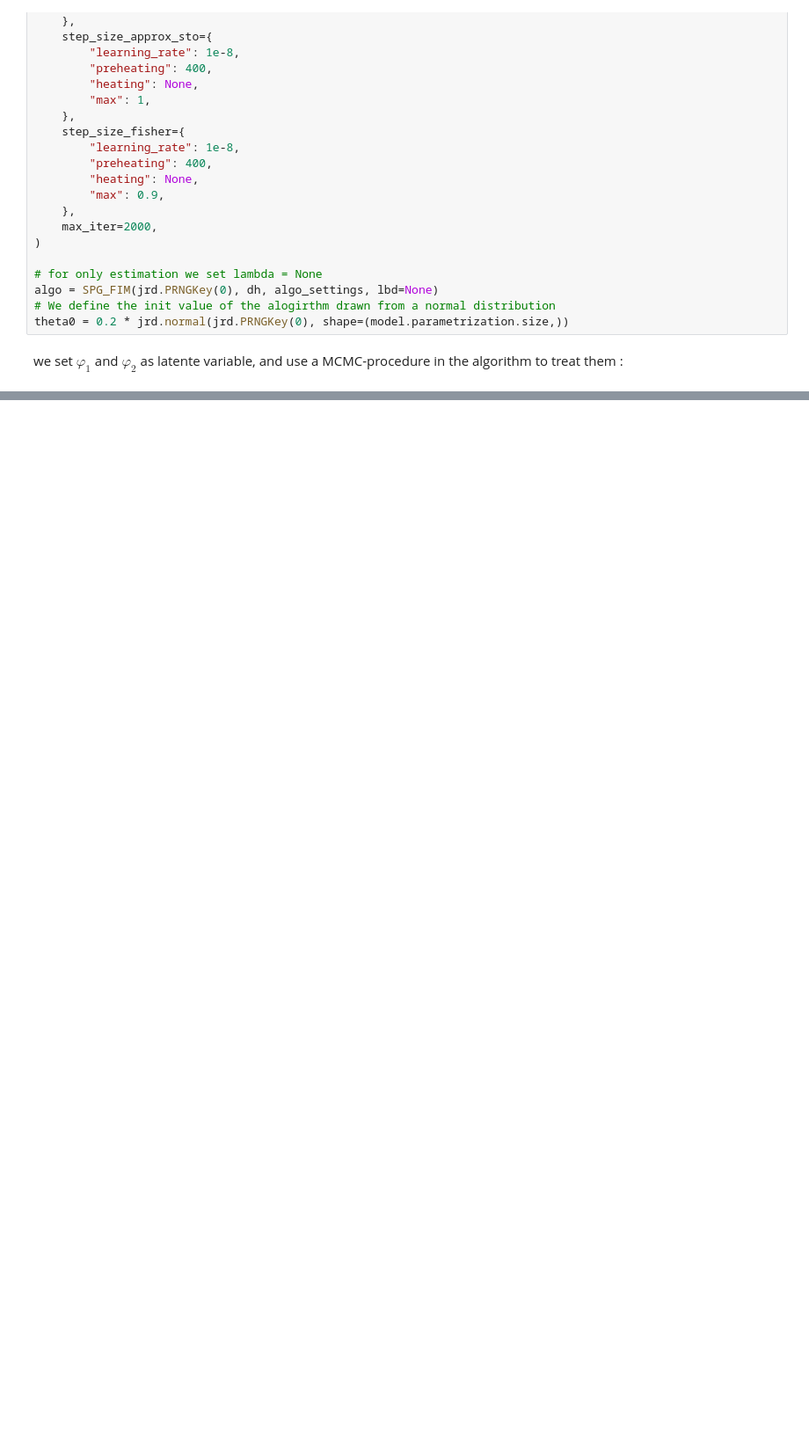
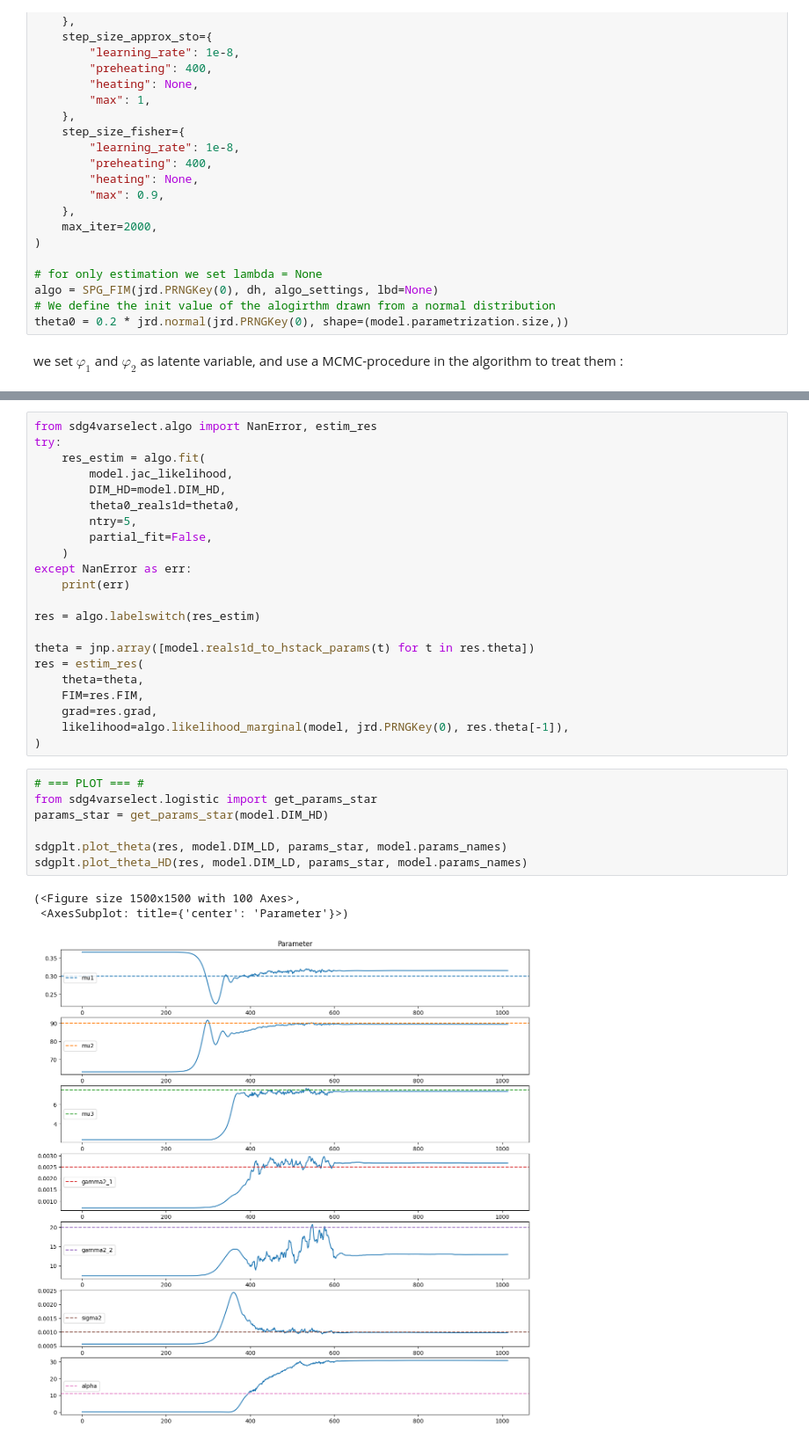
Before and after one commit to caillebotteAntoine/sdg4varselect, a Jupyter notebook: examples/logistic_model_example.ipynb, the cells around one changed output, grey strips where cells are left out. Shown at 88% size. Drawn from its saved outputs; the diff is of its cells as text; blank space fills up the shorter version.

```diff
--- a/examples/logistic_model_example.ipynb
+++ b/examples/logistic_model_example.ipynb
@@ -127,0 +109,33 @@ plot_theta_HD(multi_estim, model.DIM_LD, params_star, model.params_names)
+# %%
+from sdg4varselect.algo import NanError, estim_res
+try:
+    res_estim = algo.fit(
+        model.jac_likelihood,
+        DIM_HD=model.DIM_HD,
+        theta0_reals1d=theta0,
+        ntry=5,
+        partial_fit=False,
+    )
+except NanError as err:
+    print(err)
+
+res = algo.labelswitch(res_estim)
+
+theta = jnp.array([model.reals1d_to_hstack_params(t) for t in res.theta])
+res = estim_res(
+    theta=theta,
+    FIM=res.FIM,
+    grad=res.grad,
+    likelihood=algo.likelihood_marginal(model, jrd.PRNGKey(0), res.theta[-1]),
+)
+# %%
+# === PLOT === #
+from sdg4varselect.logistic import get_params_star
+params_star = get_params_star(model.DIM_HD)
+
+sdgplt.plot_theta(res, model.DIM_LD, params_star, model.params_names)
+sdgplt.plot_theta_HD(res, model.DIM_LD, params_star, model.params_names)
+# %% [output]
+(<Figure size 1500x1500 with 100 Axes>,
+ <AxesSubplot: title={'center': 'Parameter'}>)
+[figure, added]
```
Also changed, not shown: parts of 14 cells of this notebook, 9 other files.
